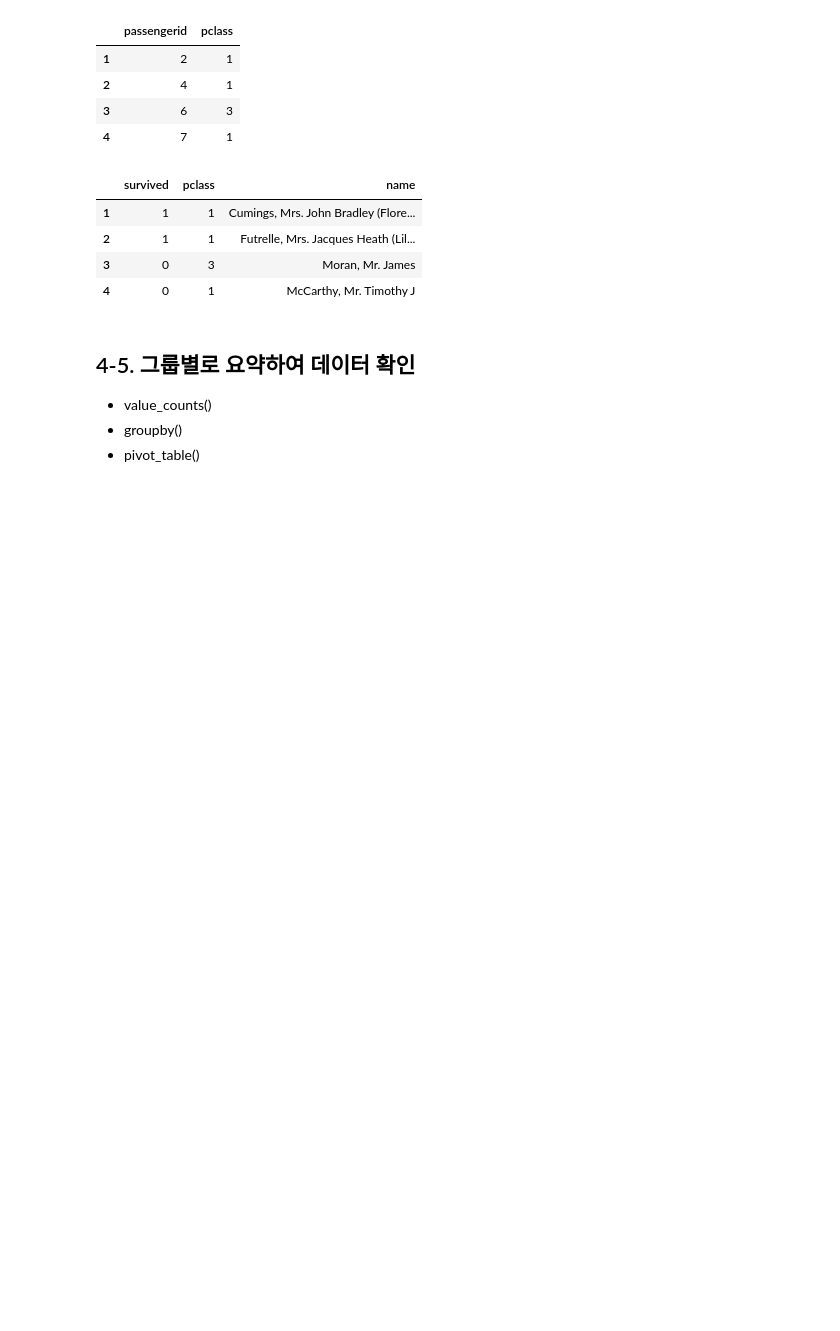
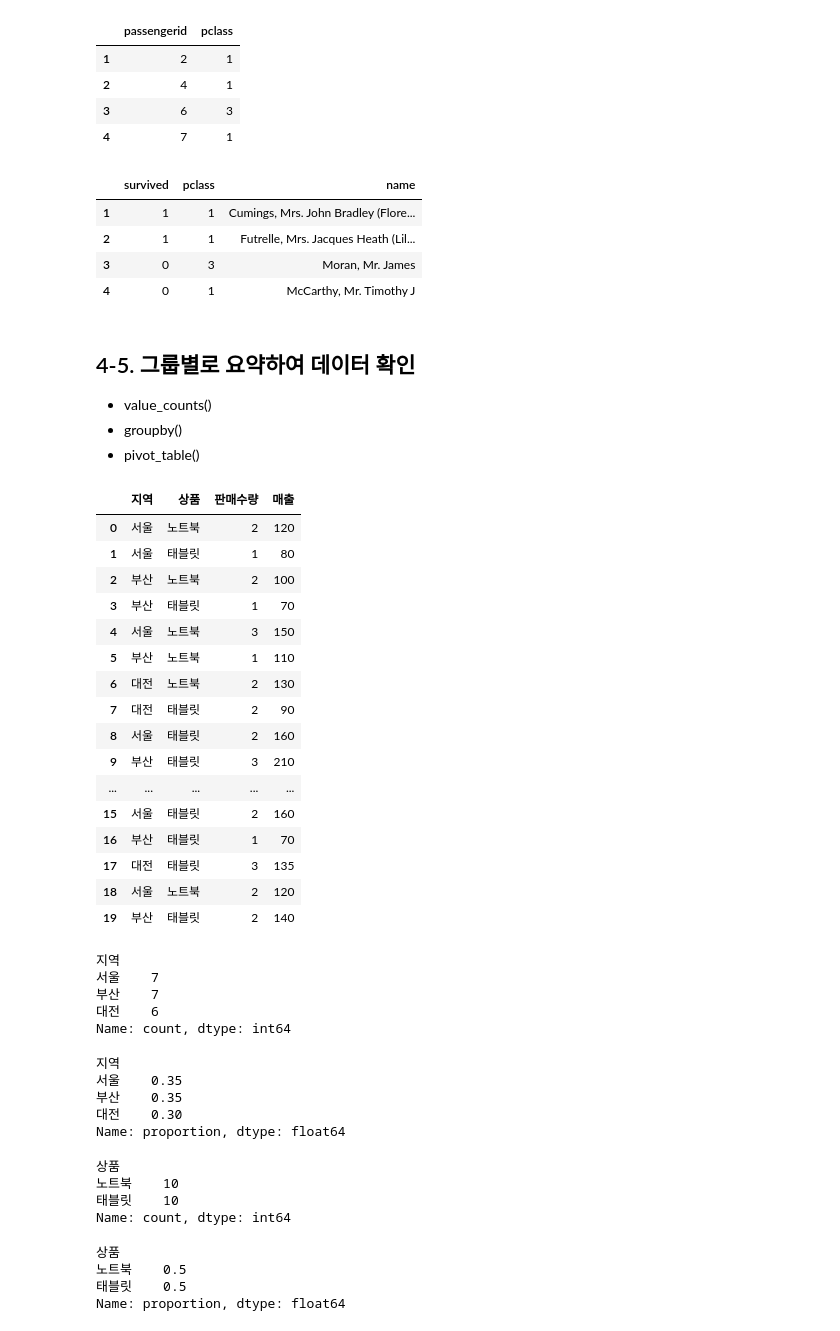
Before and after one commit to Anfaenger-Poly/PyData26, a Jupyter notebook: day05/AI기반데이터분석_04_판다스_데이터처리_실습.ipynb, the cells around one changed output. Drawn from its saved outputs; the diff is of its cells as text; code cells hidden in the pictures; blank space fills up the shorter version.

```diff
--- a/day05/AI기반데이터분석_04_판다스_데이터처리_실습.ipynb
+++ b/day05/AI기반데이터분석_04_판다스_데이터처리_실습.ipynb
@@ -996,0 +977,58 @@ sample_file = 'data/sales_sample.csv'
+# %%
+sample_file = '../data/sales_sample.csv'
+sample_data = '../data/sample_data.csv'
+# %%
+# 샘플 파일 로딩
+import pandas as pd
+sales_df = pd.read_csv(sample_file)
+sales_df
+# %% [output]
+|  | 지역 | 상품 | 판매수량 | 매출 |
+| 0 | 서울 | 노트북 | 2 | 120 |
+| 1 | 서울 | 태블릿 | 1 | 80 |
+| 2 | 부산 | 노트북 | 2 | 100 |
+| 3 | 부산 | 태블릿 | 1 | 70 |
+| 4 | 서울 | 노트북 | 3 | 150 |
+| 5 | 부산 | 노트북 | 1 | 110 |
+| 6 | 대전 | 노트북 | 2 | 130 |
+| 7 | 대전 | 태블릿 | 2 | 90 |
+| 8 | 서울 | 태블릿 | 2 | 160 |
+| 9 | 부산 | 태블릿 | 3 | 210 |
+| ... | ... | ... | ... | ... |
+| 15 | 서울 | 태블릿 | 2 | 160 |
+| 16 | 부산 | 태블릿 | 1 | 70 |
+| 17 | 대전 | 태블릿 | 3 | 135 |
+| 18 | 서울 | 노트북 | 2 | 120 |
+| 19 | 부산 | 태블릿 | 2 | 140 |
+# %%
+# 지역별 판매 기록의 개수
+sales_df['지역'].value_counts()
+# %% [output]
+지역
+서울    7
+부산    7
+대전    6
+Name: count, dtype: int64
+# %%
+sales_df['지역'].value_counts(normalize=True)
+# %% [output]
+지역
+서울    0.35
+부산    0.35
+대전    0.30
+Name: proportion, dtype: float64
+# %%
+# 상품별 판매 기록의 개수와 비율
+sales_df['상품'].value_counts()
+# %% [output]
+상품
+노트북    10
+태블릿    10
+Name: count, dtype: int64
+# %%
+sales_df['상품'].value_counts(normalize=True)
+# %% [output]
+상품
+노트북    0.5
+태블릿    0.5
+Name: proportion, dtype: float64
```
Also changed, not shown: parts of 37 cells of this notebook.
